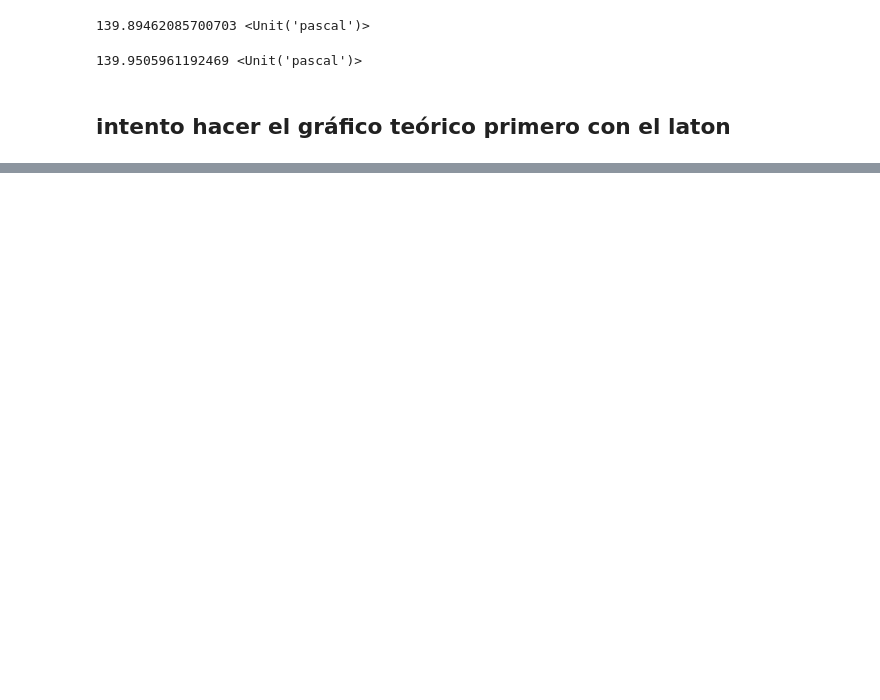
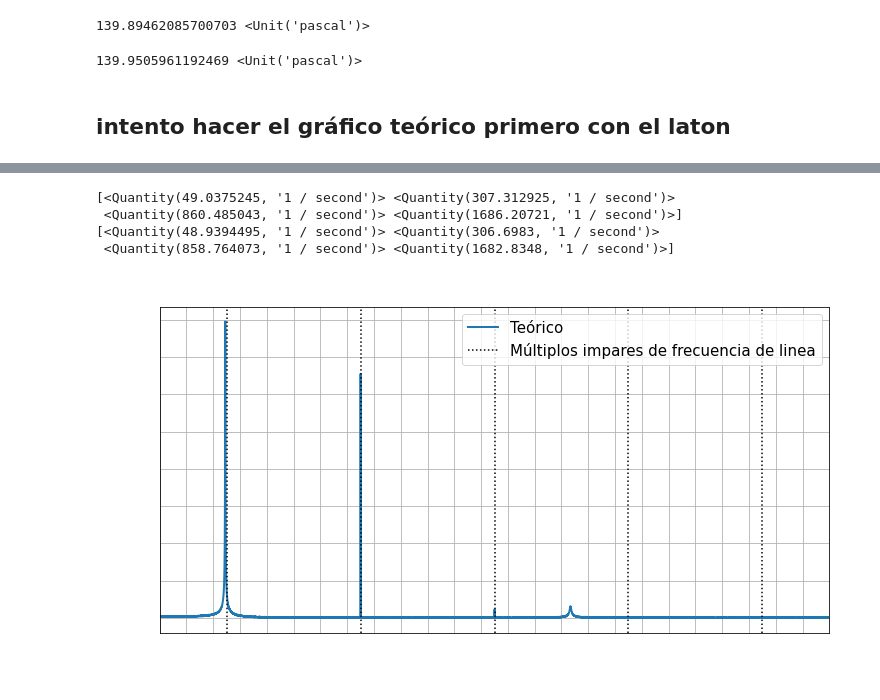
Before and after one commit to tdinapoli/labo-4, a Jupyter notebook: actividad_3/Actividad_3.3_dina.ipynb, the cells around one changed output, grey strips where cells are left out. Drawn from its saved outputs; the diff is of its cells as text; code cells hidden in the pictures; blank space fills up the shorter version.

Commit message:
agrego graficos

```diff
--- a/actividad_3/Actividad_3.3_dina.ipynb
+++ b/actividad_3/Actividad_3.3_dina.ipynb
@@ -202,11 +202,19 @@ E_exp.to(un.pascal)/1e9
 # %% [markdown]
 ## intento hacer el gráfico teórico primero con el laton
 # %%
-#primero grafico los datos del laton
+#importo las omwgas teoricas
+w_l = []
+w_a = []
+for i in bl:#ver si bl es igual para ambos o no
+    w_l.append((np.sqrt(E_l*Izz_l/B_l)*(i/L_l)**2).to(1/un.second))
+    w_a.append((np.sqrt(E_a*Izz_a/B_a)*(i/L_a)**2).to(1/un.second))
+
+
+#primero grafico los datos del acero
 %matplotlib nbagg
 data = np.array(archivos_acero[0])
 
-fig, ax = plt.subplots(1)
+fig, ax = plt.subplots(1, figsize=(12,8))
 
 t_in=3650
 t_fin=25000
@@ -275,20 +302,57 @@ def v(t, A, w, fi, seda):
     v = np.zeros(t.size)
     for i in range(len(A)):
         v = v + A[i] * np.sin(w[i] * t + fi[i]) * np.exp(-seda * w[i] * t)
-        break
-    amp_luz = 0.015 * un.volts
-    w_luz = 50 / un.second
-    v = v + amp_luz * np.sin(2*np.pi * w_luz * t + 2 * np.pi/5)
+    #amp_luz = 0.028 * un.volts
+    modos_luz = 3
+    amp_luz = [0.001, 0.028, 0.001] * un.volts
+    for i in range(modos_luz):
+        w_luz = (2*i + 1) * 50 / un.second
+        v = v + amp_luz[i] * np.sin(2*np.pi * w_luz * t)
+    noise = np.random.normal(0, 1, int(1/tstep))
+    v = v + 0.005 * noise * un.volt
     return v
 
 tstep = 0.00001
 t = np.linspace(0, 20, int(1/tstep)) * un.second
 fi = [0,0,0,0] * un.radian
-A = np.array([0.48,0,0,0]) * un.volts
+A = np.array([0.42,0.1,0.01,0]) * un.volts
 
-w = w_l
-w.append(1 / un.second)
-seda = 0.0018
+w = w_a
+print(np.array(w_a, dtype=object) / (2*np.pi))
+seda = 0.002
 
 w = np.array(w, dtype=object) * (1 - seda * np.ones(len(w)))
-v = v(t, A, w, fi, seda)
+print(w/ (2*np.pi))
+v_sim = v(t, A, w, fi, seda)
+# %% [output]
+[<Quantity(49.0375245, '1 / second')> <Quantity(307.312925, '1 / second')>
+ <Quantity(860.485043, '1 / second')> <Quantity(1686.20721, '1 / second')>]
+[<Quantity(48.9394495, '1 / second')> <Quantity(306.6983, '1 / second')>
+ <Quantity(858.764073, '1 / second')> <Quantity(1682.8348, '1 / second')>]
+# %%
+%matplotlib inline
+v_fft_teorico = np.fft.fft(np.array(v_sim))
+v_fft_2_teorico = 2/N * np.abs(v_fft_teorico[:N//2])
+
+fsamp = N/t[-1]
+frecuencia_sim = np.linspace(0, fsamp/2, int(N/2))
+
+fig, ax = plt.subplots(1, figsize=(12,6))
+ax.plot(frecuencia_sim, np.abs(v_fft_2_teorico), linewidth=2, label="Teórico")
+ax.set_xlim([0,500])
+ax.set_title("Transformada de Fourier de los datos teóricos", fontsize=25, color="w")
+ax.set_xlabel("Frecuencia (Hz)", fontsize=20, color="w")
+ax.set_ylabel("Amplitud (Volts)", fontsize=20, color="w")
+ax.grid()
+ax.set_xticks(np.arange(0,520,20))
+ax.tick_params(colors="w", labelsize=12, rotation=0)
+ax.axvline(50, linestyle="dotted", color="black", label="Múltiplos impares de frecuencia de linea")
+ax.axvline(150, linestyle="dotted", color="black")
+ax.axvline(250, linestyle="dotted", color="black")
+ax.axvline(350, linestyle="dotted", color="black")
+ax.axvline(450, linestyle="dotted", color="black")
+
+plt.legend(fontsize=15)
+plt.show()
+# %% [output]
+[figure, added]
```
Also changed, not shown: parts of 5 cells of this notebook, 2 other files.
